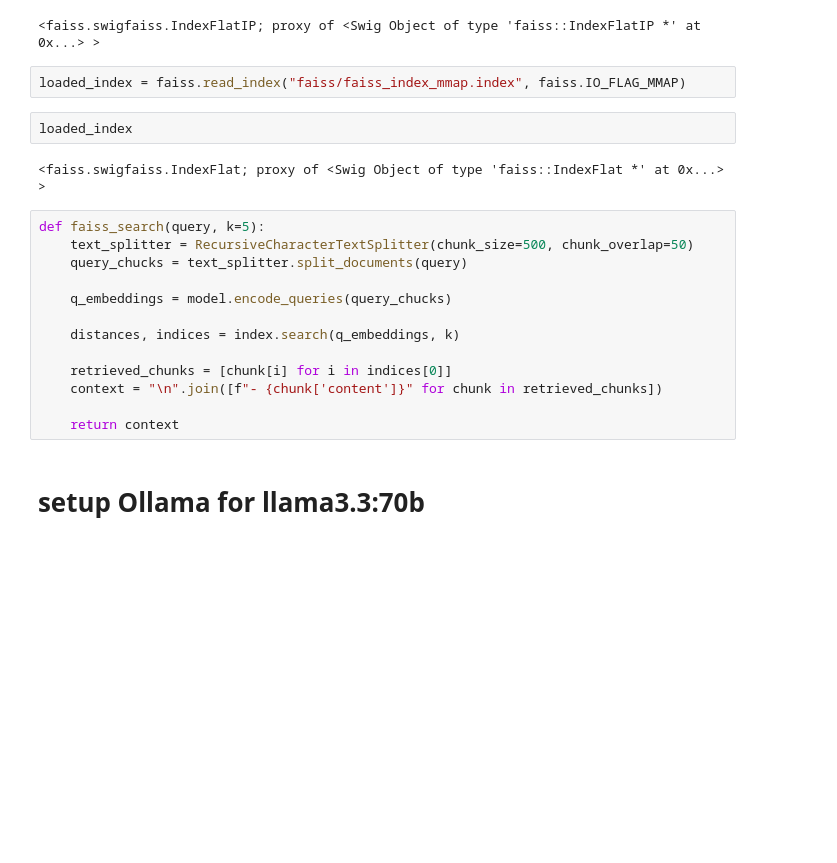
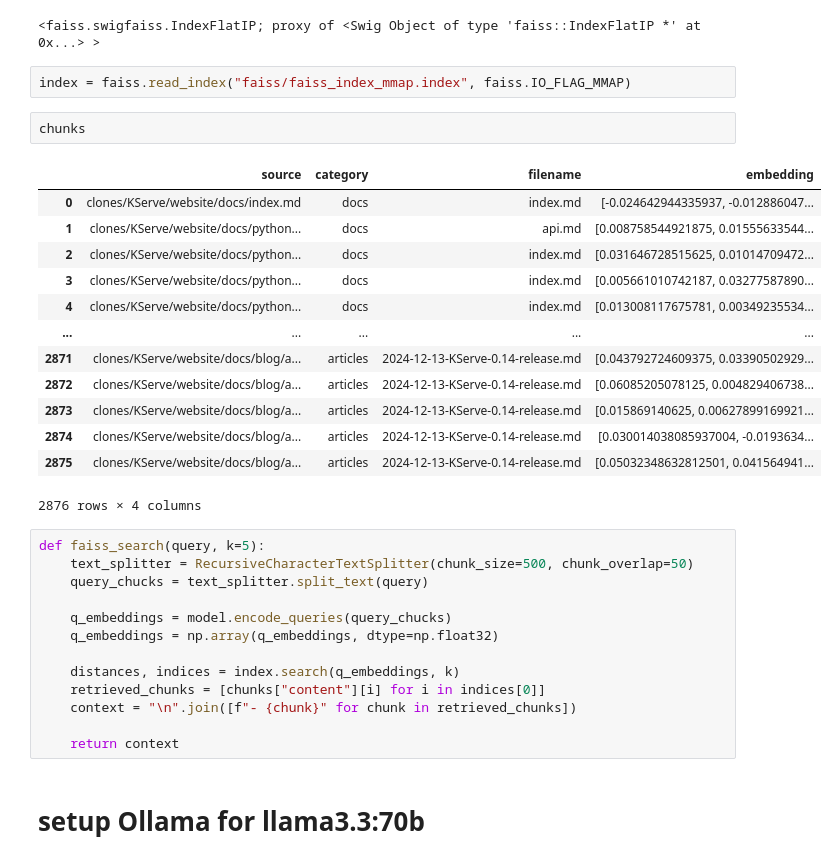
Before and after one commit to amirh-far/SearchBasedRAG, a Jupyter notebook: base_pipeline.ipynb, the cells around one changed output. Saved outputs shown, nothing was run; the diff lists cells and outputs as text; blank space fills up the shorter version.

```diff
--- a/base_pipeline.ipynb
+++ b/base_pipeline.ipynb
@@ -132,22 +179,34 @@ index
 # %% [output]
 <faiss.swigfaiss.IndexFlatIP; proxy of <Swig Object of type 'faiss::IndexFlatIP *' at 0x...> >
 # %%
-loaded_index = faiss.read_index("faiss/faiss_index_mmap.index", faiss.IO_FLAG_MMAP)
+index = faiss.read_index("faiss/faiss_index_mmap.index", faiss.IO_FLAG_MMAP)
-# %%
-loaded_index
-# %% [output]
-<faiss.swigfaiss.IndexFlat; proxy of <Swig Object of type 'faiss::IndexFlat *' at 0x...> >
+# %%
+chunks
+# %% [output]
+|  | source | category | filename | embedding |
+| 0 | clones/KServe/website/docs/index.md | docs | index.md | [-0.024642944335937, -0.012886047... |
+| 1 | clones/KServe/website/docs/python... | docs | api.md | [0.008758544921875, 0.01555633544... |
+| 2 | clones/KServe/website/docs/python... | docs | index.md | [0.031646728515625, 0.01014709472... |
+| 3 | clones/KServe/website/docs/python... | docs | index.md | [0.005661010742187, 0.03277587890... |
+| 4 | clones/KServe/website/docs/python... | docs | index.md | [0.013008117675781, 0.00349235534... |
+| ... | ... | ... | ... | ... |
+| 2871 | clones/KServe/website/docs/blog/a... | articles | 2024-12-13-KServe-0.14-release.md | [0.043792724609375, 0.03390502929... |
+| 2872 | clones/KServe/website/docs/blog/a... | articles | 2024-12-13-KServe-0.14-release.md | [0.06085205078125, 0.004829406738... |
+| 2873 | clones/KServe/website/docs/blog/a... | articles | 2024-12-13-KServe-0.14-release.md | [0.015869140625, 0.00627899169921... |
+| 2874 | clones/KServe/website/docs/blog/a... | articles | 2024-12-13-KServe-0.14-release.md | [0.030014038085937004, -0.0193634... |
+| 2875 | clones/KServe/website/docs/blog/a... | articles | 2024-12-13-KServe-0.14-release.md | [0.05032348632812501, 0.041564941... |
+2876 rows × 4 columns
 # %%
 def faiss_search(query, k=5):
     text_splitter = RecursiveCharacterTextSplitter(chunk_size=500, chunk_overlap=50)
-    query_chucks = text_splitter.split_documents(query)
+    query_chucks = text_splitter.split_text(query)
 
     q_embeddings = model.encode_queries(query_chucks)
+    q_embeddings = np.array(q_embeddings, dtype=np.float32)
 
     distances, indices = index.search(q_embeddings, k)
-
-    retrieved_chunks = [chunk[i] for i in indices[0]]
-    context = "\n".join([f"- {chunk['content']}" for chunk in retrieved_chunks])
+    retrieved_chunks = [chunks["content"][i] for i in indices[0]]
+    context = "\n".join([f"- {chunk}" for chunk in retrieved_chunks])
 
     return context
 # %% [markdown]
```
Also changed, not shown: parts of 10 cells of this notebook, 9 other files.
